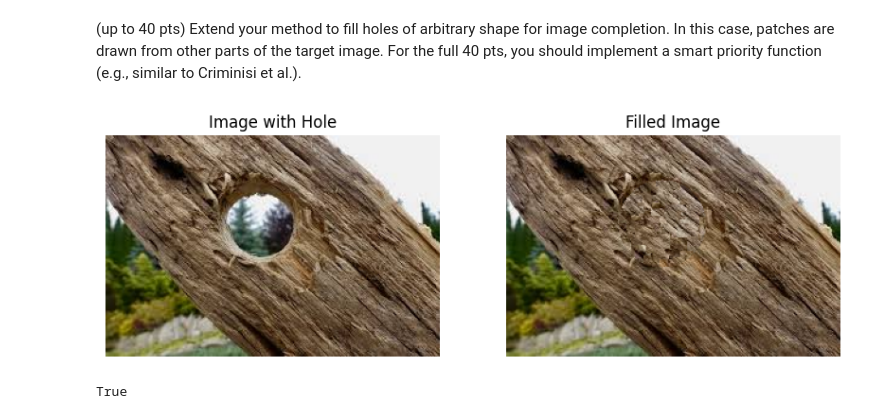
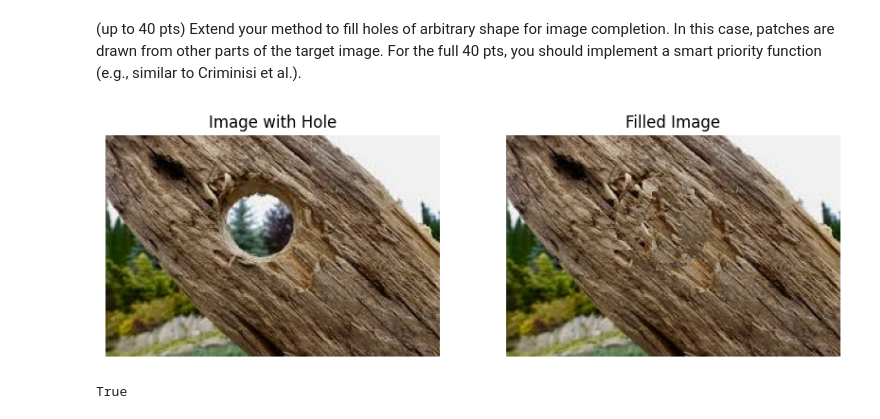
Before and after one commit to ByeongKyuPark/ByeongKyuPark.github.io, a Jupyter notebook: CS445_Proj2_Starter_(1)_grok3.ipynb, the cells around one changed output. Saved outputs shown, nothing was run; the diff lists cells and outputs as text; code cells hidden in the pictures.

```diff
--- a/CS445_Proj2_Starter_(1)_grok3.ipynb
+++ b/CS445_Proj2_Starter_(1)_grok3.ipynb
@@ -906,33 +870,33 @@ if image is None:
 
 # Create a synthetic arbitrary-shaped hole for demonstration
 h, w = image.shape[:2]
 mask = np.ones((h, w), dtype=np.uint8)
 # Simulate an irregular hole centered at (h//2, w//2), ~50x50 pixels
-cv2.circle(mask, (128, 73), 36, 0, -1)  # Circular base
+cv2.circle(mask, (128, 73), 39, 0, -1)  # Circular base
 # cv2.rectangle(mask, (w//2 - 20, h//2 - 30), (w//2 + 30, h//2 + 20), 0, -1)  # Overlap with rectangle
 
 # Fill the hole
 patch_size = 10
 filled_image = fill_hole(image, mask, patch_size=patch_size)
 
 # Display results
 plt.figure(figsize=(10, 5))
 
 plt.subplot(1, 2, 1)
 plt.imshow(cv2.cvtColor(image, cv2.COLOR_BGR2RGB))
 #plt.imshow(cv2.cvtColor(image * mask[..., np.newaxis], cv2.COLOR_BGR2RGB))
 plt.title("Image with Hole")
 plt.axis('off')
 
 plt.subplot(1, 2, 2)
 plt.imshow(cv2.cvtColor(filled_image, cv2.COLOR_BGR2RGB))
 plt.title("Filled Image")
 plt.axis('off')
 
 plt.show()
 
 # Save the result
 cv2.imwrite('filled_toast.png', filled_image)
 # %% [output]
-[figure, old version]
+[figure, new version]
 True
```
Also changed, not shown: parts of 1 cell of this notebook.
